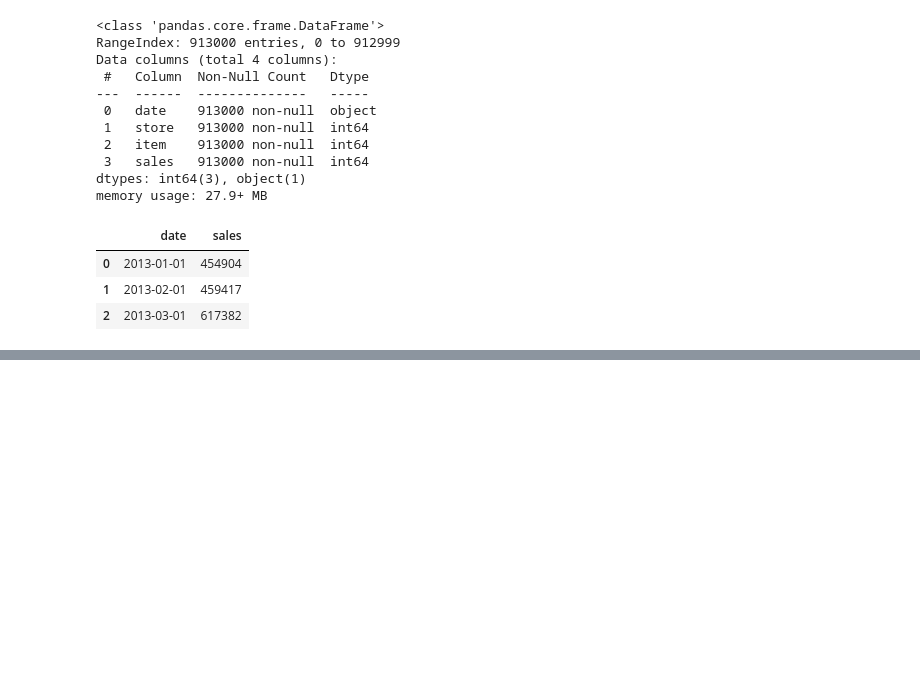
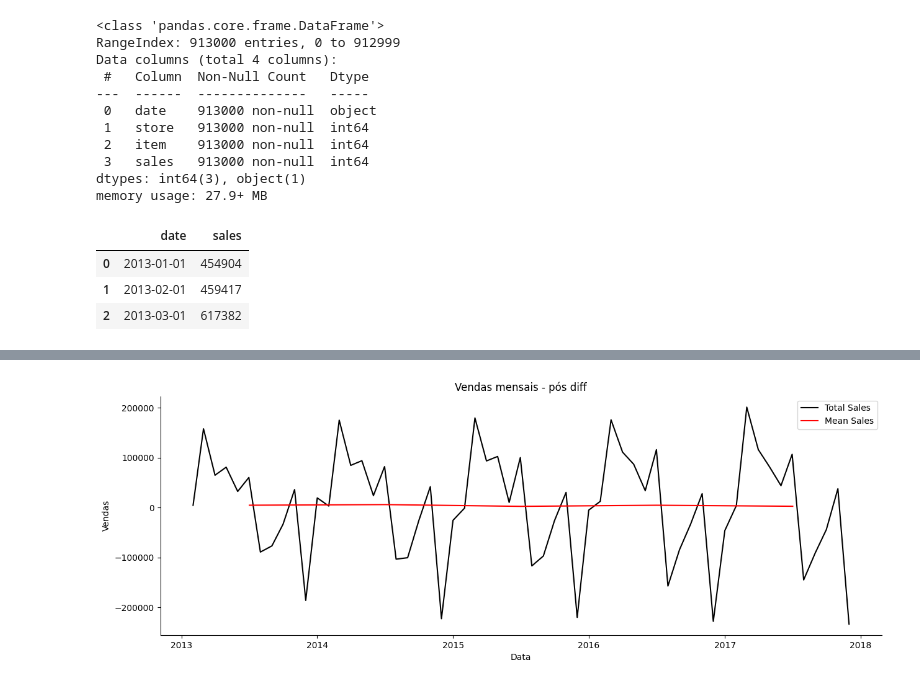
Before and after one commit to pklaudat/sales-data-forecast, a Jupyter notebook: data_info.ipynb, the cells around one changed output, grey strips where cells are left out. Saved outputs shown, nothing was run; the diff lists cells and outputs as text; code cells hidden in the pictures; blank space fills up the shorter version.

```diff
--- a/data_info.ipynb
+++ b/data_info.ipynb
@@ -73,0 +109,27 @@ TypeError: barplot() takes from 0 to 1 positional arguments but 2 positional arg
+# %%
+df['sales_diff'] = df.sales.diff()
+df = df.dropna()
+
+df.to_csv('data/processed/stationary_df.csv')
+# %%
+x_col = 'date'
+y_col = 'sales_diff'
+data = df
+title = 'Vendas mensais - pós diff'
+
+fig, ax = plt.subplots(figsize=(15,5))
+sns.lineplot(x=x_col, y=y_col, data=data, ax=ax, color='black', label='Total Sales')
+
+second = data.groupby(data.date.dt.year)[y_col].mean().reset_index()
+second.date = pd.to_datetime(second.date, format='%Y')
+sns.lineplot(x=(second.date + datetime.timedelta(6*365/12)), y=y_col, data=second, ax=ax, color='red', label='Mean Sales')
+
+ax.set(xlabel = "Data",
+        ylabel = "Vendas",
+        title = title)
+
+sns.despine()
+
+plt.savefig('images/vendas_mensais_pos_diff.png', format='png')
+# %% [output]
+[figure, added]
```
Also changed, not shown: parts of 6 cells of this notebook, 6 other files.
